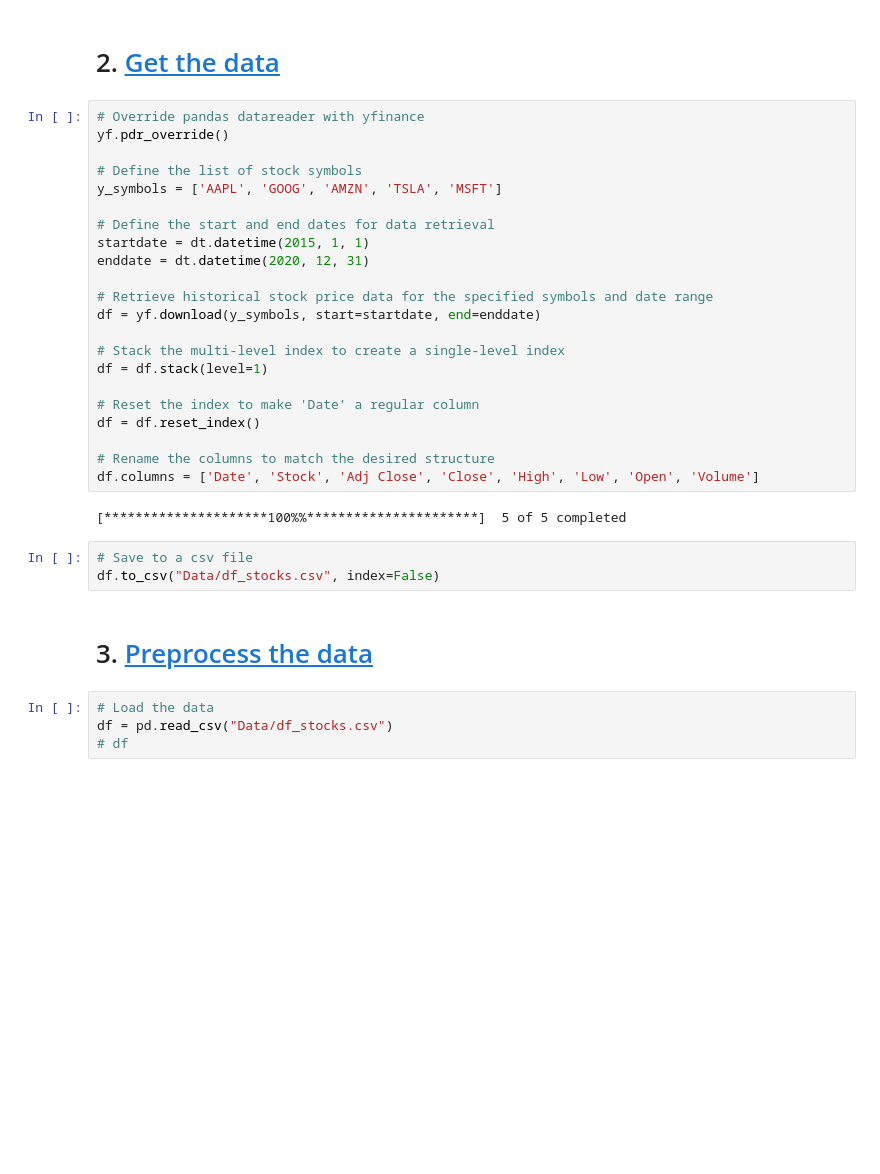
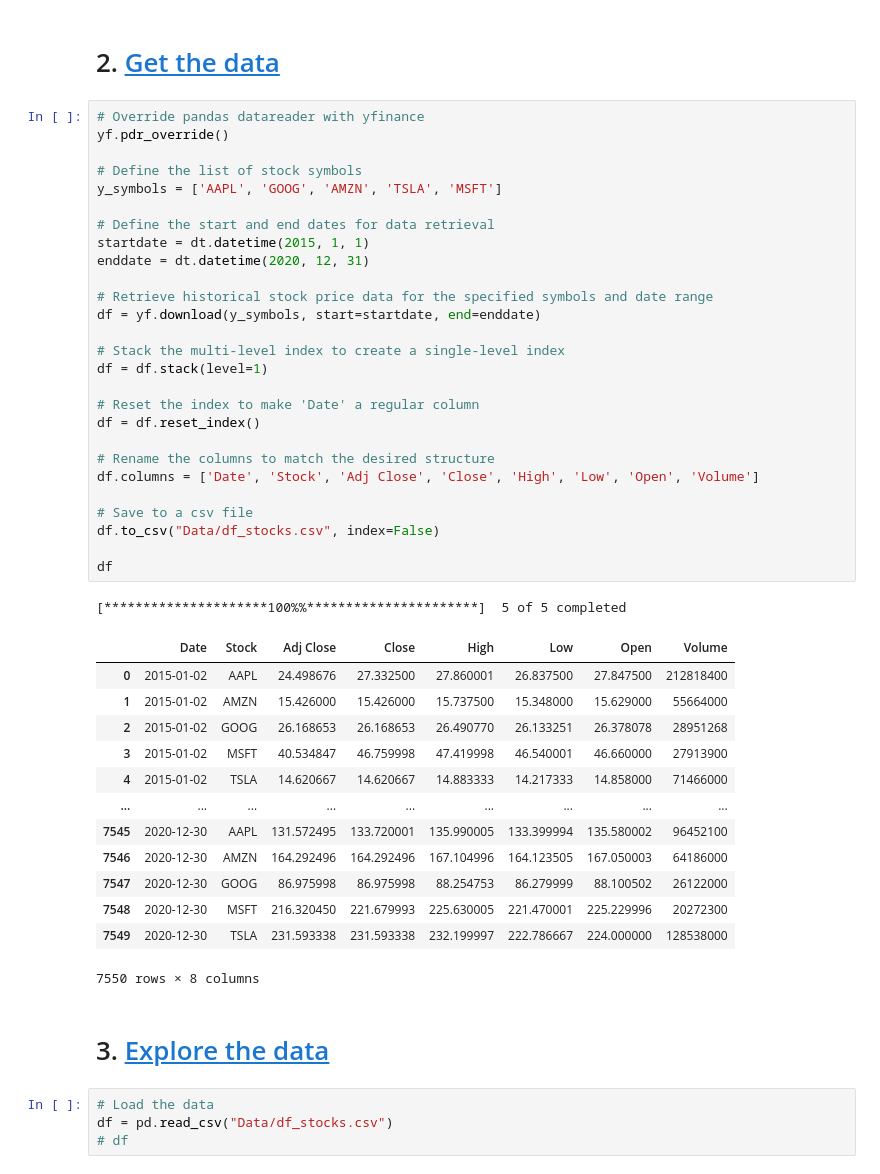
Before and after one commit to sohamthirty/Stock-Price-Prediction-with-Sentiment-Analysis, a Jupyter notebook: lstm.ipynb, the cells around one changed output. Saved outputs shown, nothing was run; the diff lists cells and outputs as text; blank space fills up the shorter version.

```diff
--- a/lstm.ipynb
+++ b/lstm.ipynb
@@ -45,32 +45,47 @@ from pprint import pprint
 # %%
 # Override pandas datareader with yfinance
 yf.pdr_override()
 
 # Define the list of stock symbols
 y_symbols = ['AAPL', 'GOOG', 'AMZN', 'TSLA', 'MSFT']
 
 # Define the start and end dates for data retrieval
 startdate = dt.datetime(2015, 1, 1)
 enddate = dt.datetime(2020, 12, 31)
 
 # Retrieve historical stock price data for the specified symbols and date range
 df = yf.download(y_symbols, start=startdate, end=enddate)
 
 # Stack the multi-level index to create a single-level index
 df = df.stack(level=1)
 
 # Reset the index to make 'Date' a regular column
 df = df.reset_index()
 
 # Rename the columns to match the desired structure
 df.columns = ['Date', 'Stock', 'Adj Close', 'Close', 'High', 'Low', 'Open', 'Volume']
+
+# Save to a csv file
+df.to_csv("Data/df_stocks.csv", index=False)
+
+df
 # %% [output]
 [*********************100%%**********************]  5 of 5 completed
+|  | Date | Stock | Adj Close | Close | High | Low | Open | Volume |
+| 0 | 2015-01-02 | AAPL | 24.498676 | 27.332500 | 27.860001 | 26.837500 | 27.847500 | 212818400 |
+| 1 | 2015-01-02 | AMZN | 15.426000 | 15.426000 | 15.737500 | 15.348000 | 15.629000 | 55664000 |
+| 2 | 2015-01-02 | GOOG | 26.168653 | 26.168653 | 26.490770 | 26.133251 | 26.378078 | 28951268 |
+| 3 | 2015-01-02 | MSFT | 40.534847 | 46.759998 | 47.419998 | 46.540001 | 46.660000 | 27913900 |
+| 4 | 2015-01-02 | TSLA | 14.620667 | 14.620667 | 14.883333 | 14.217333 | 14.858000 | 71466000 |
+| ... | ... | ... | ... | ... | ... | ... | ... | ... |
+| 7545 | 2020-12-30 | AAPL | 131.572495 | 133.720001 | 135.990005 | 133.399994 | 135.580002 | 96452100 |
+| 7546 | 2020-12-30 | AMZN | 164.292496 | 164.292496 | 167.104996 | 164.123505 | 167.050003 | 64186000 |
+| 7547 | 2020-12-30 | GOOG | 86.975998 | 86.975998 | 88.254753 | 86.279999 | 88.100502 | 26122000 |
+| 7548 | 2020-12-30 | MSFT | 216.320450 | 221.679993 | 225.630005 | 221.470001 | 225.229996 | 20272300 |
+| 7549 | 2020-12-30 | TSLA | 231.593338 | 231.593338 | 232.199997 | 222.786667 | 224.000000 | 128538000 |
+7550 rows × 8 columns
-# %%
-# Save to a csv file
-df.to_csv("Data/df_stocks.csv", index=False)
 # %% [markdown]
-# 3. <a id='toc3_'></a>[Preprocess the data](#toc0_)
+# 3. <a id='toc3_'></a>[Explore the data](#toc0_)
 # %%
 # Load the data
 df = pd.read_csv("Data/df_stocks.csv")
```
Also changed, not shown: parts of 11 cells of this notebook.
